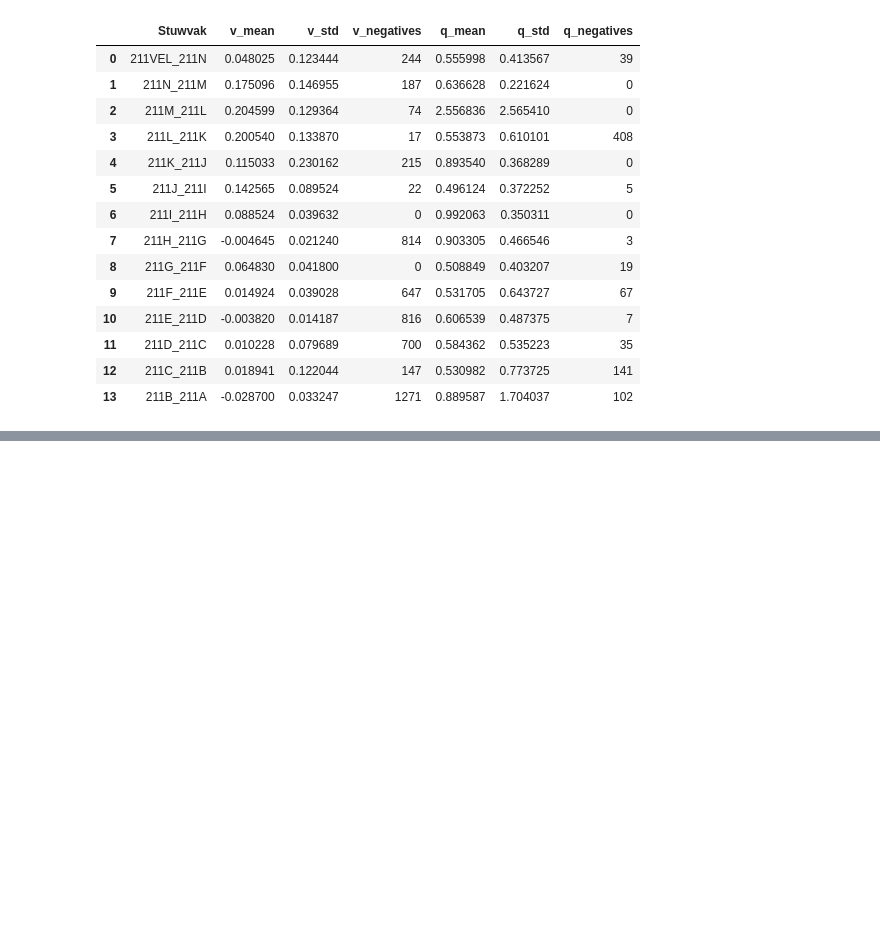
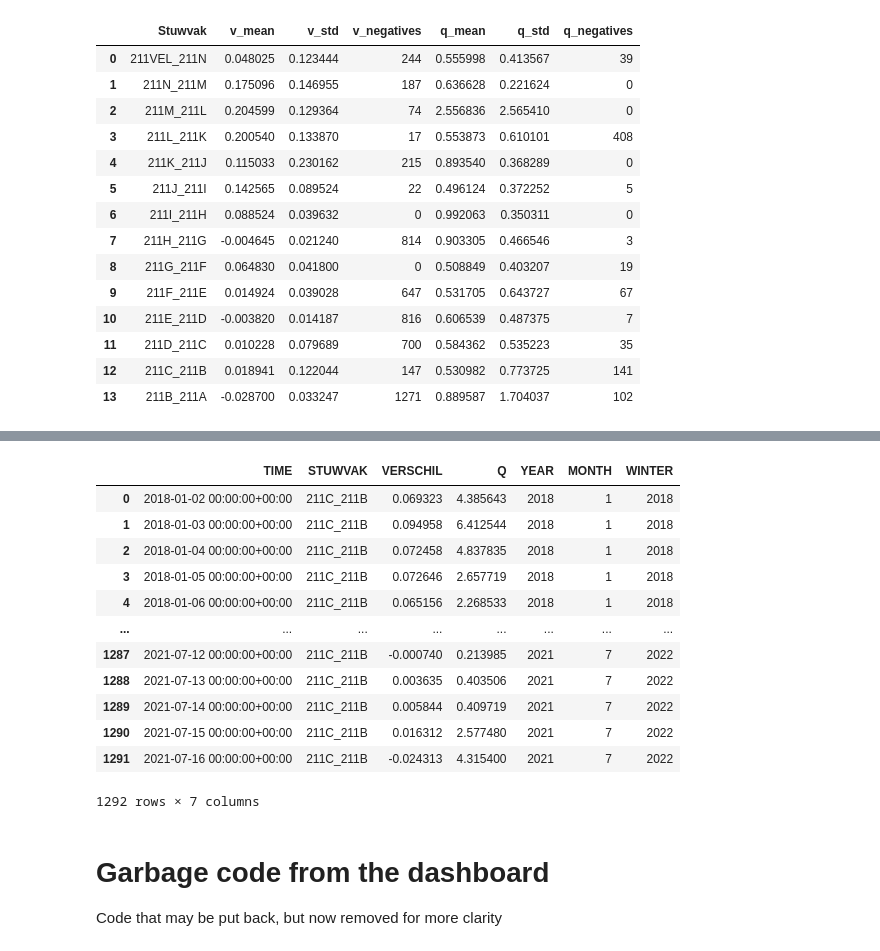
Before and after one commit to lzolyomi/DC3-Group2, a Jupyter notebook: src/baseline_note.ipynb, the cells around one changed output, grey strips where cells are left out. Drawn from its saved outputs; the diff is of its cells as text; code cells hidden in the pictures; blank space fills up the shorter version.

Commit message:
fixed winter season difference

```diff
--- a/src/baseline_note.ipynb
+++ b/src/baseline_note.ipynb
@@ -148,0 +113,19 @@ for year in range(2018, 2022):
+# %%
+from data_prep import prep_single_df
+dct = {"correlation":[], "year":[], "ratio_innacurate":[]}
+comp = "211C_211B"
+df = prep_single_df(comp)
+winter_months = [10, 11, 12, 1, 2]
+df_winter = df[df["MONTH"].isin(winter_months)]
+
+for yr in df_winter["YEAR"].unique():
+    df_yearly = df_winter[df_winter["YEAR"] == yr]
+    corr = df_yearly.Q.corr(df_yearly.VERSCHIL)
+    nr_datapoints = df_yearly.shape[0]
+    inaccuracy = df_yearly[df_yearly["VERSCHIL"] < 0.05].shape[0]/nr_datapoints
+    dct["correlation"].append(corr)
+    dct["year"].append(yr)
+    dct["ratio_innacurate"].append(inaccuracy)
+
+results = pd.DataFrame(dct)
+results
@@ -148,0 +169,21 @@ for year in range(2018, 2022):
+# %%
+df["WINTER"] = df.apply(lambda x: x["YEAR"] if x["MONTH"] < 7 else x["YEAR"]+1, axis=1)
+df
+# %% [output]
+|  | TIME | STUWVAK | VERSCHIL | Q | YEAR | MONTH | WINTER |
+| 0 | 2018-01-02 00:00:00+00:00 | 211C_211B | 0.069323 | 4.385643 | 2018 | 1 | 2018 |
+| 1 | 2018-01-03 00:00:00+00:00 | 211C_211B | 0.094958 | 6.412544 | 2018 | 1 | 2018 |
+| 2 | 2018-01-04 00:00:00+00:00 | 211C_211B | 0.072458 | 4.837835 | 2018 | 1 | 2018 |
+| 3 | 2018-01-05 00:00:00+00:00 | 211C_211B | 0.072646 | 2.657719 | 2018 | 1 | 2018 |
+| 4 | 2018-01-06 00:00:00+00:00 | 211C_211B | 0.065156 | 2.268533 | 2018 | 1 | 2018 |
+| ... | ... | ... | ... | ... | ... | ... | ... |
+| 1287 | 2021-07-12 00:00:00+00:00 | 211C_211B | -0.000740 | 0.213985 | 2021 | 7 | 2022 |
+| 1288 | 2021-07-13 00:00:00+00:00 | 211C_211B | 0.003635 | 0.403506 | 2021 | 7 | 2022 |
+| 1289 | 2021-07-14 00:00:00+00:00 | 211C_211B | 0.005844 | 0.409719 | 2021 | 7 | 2022 |
+| 1290 | 2021-07-15 00:00:00+00:00 | 211C_211B | 0.016312 | 2.577480 | 2021 | 7 | 2022 |
+| 1291 | 2021-07-16 00:00:00+00:00 | 211C_211B | -0.024313 | 4.315400 | 2021 | 7 | 2022 |
+1292 rows × 7 columns
+# %% [markdown]
+# Garbage code from the dashboard
+
+Code that may be put back, but now removed for more clarity
```
Also changed, not shown: parts of 10 cells of this notebook, 3 other files.
